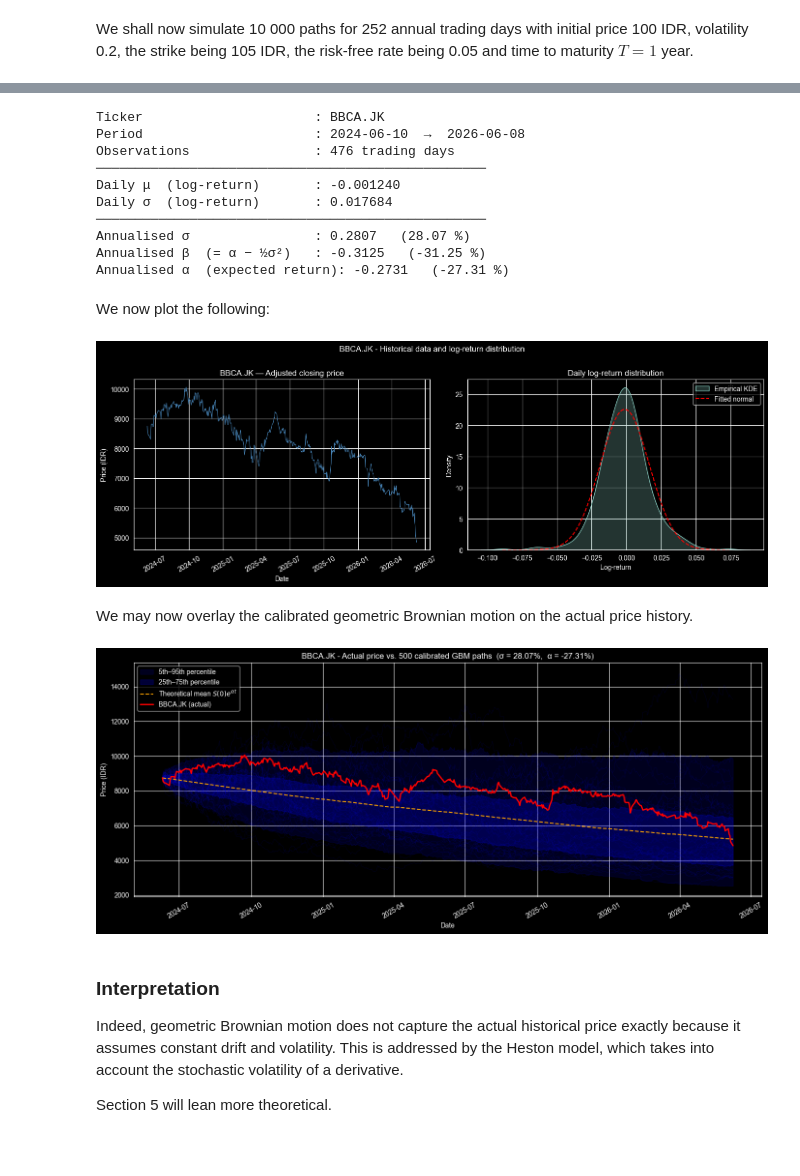
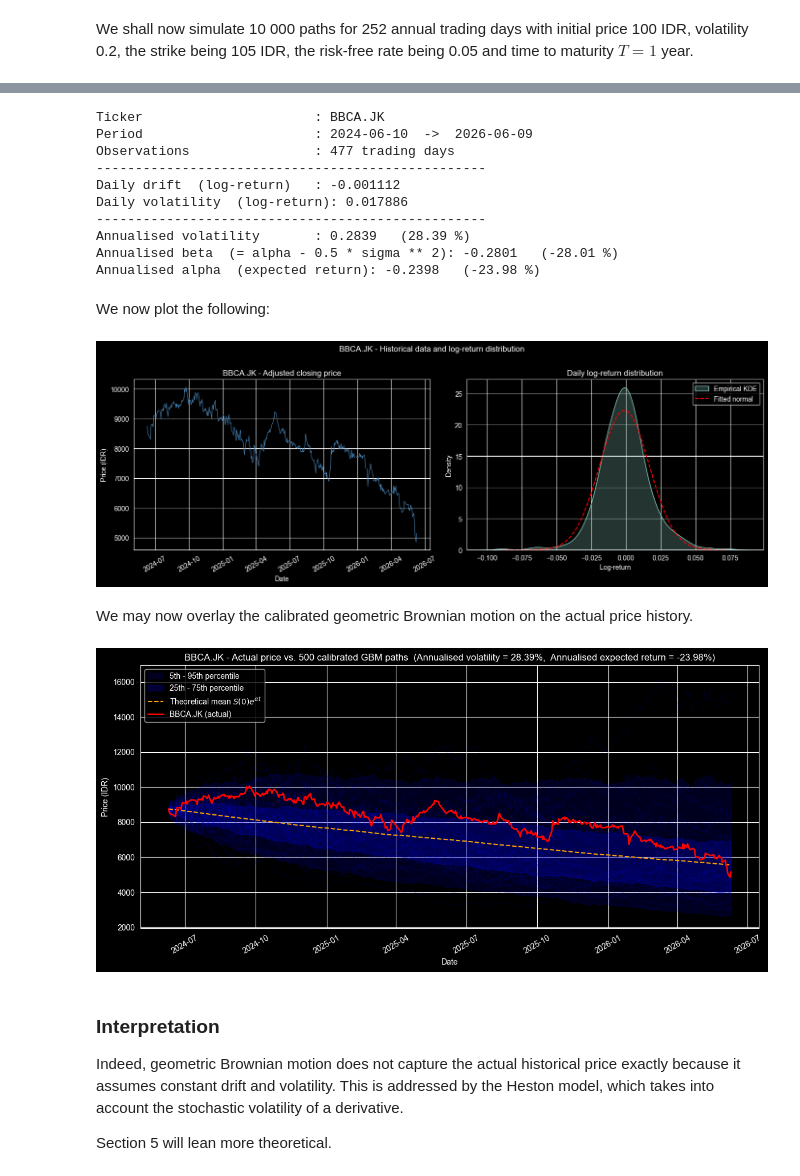
Before and after one commit to patricklin888/Simple-Projects, a Jupyter notebook: brownian_motion.ipynb, the cells around one changed output, grey strips where cells are left out. Saved outputs shown, nothing was run; the diff lists cells and outputs as text; code cells hidden in the pictures; blank space fills up the shorter version.

```diff
--- a/brownian_motion.ipynb
+++ b/brownian_motion.ipynb
@@ -470,26 +468,26 @@ beta  = mu_daily    * TRADING_DAYS # annualised log-drift
 alpha = beta + 0.5 * sigma**2
 
 print(f"{'Ticker':<28}: {TICKER}")
-print(f"{'Period':<28}: {prices.index[0].date()}  →  {prices.index[-1].date()}")
+print(f"{'Period':<28}: {prices.index[0].date()}  ->  {prices.index[-1].date()}")
 print(f"{'Observations':<28}: {len(log_returns)} trading days")
-print("─" * 50)
-print(f"{'Daily μ  (log-return)':<28}: {mu_daily:.6f}")
-print(f"{'Daily σ  (log-return)':<28}: {sigma_daily:.6f}")
-print("─" * 50)
-print(f"{'Annualised σ':<28}: {sigma:.4f}   ({sigma * 100:.2f} %)")
-print(f"{'Annualised β  (= α − ½σ²)':<28}: {beta:.4f}   ({beta * 100:.2f} %)")
-print(f"{'Annualised α  (expected return)':<28}: {alpha:.4f}   ({alpha * 100:.2f} %)")
+print("-" * 50)
+print(f"{'Daily drift  (log-return)':<28}: {mu_daily:.6f}")
+print(f"{'Daily volatility  (log-return)':<28}: {sigma_daily:.6f}")
+print("-" * 50)
+print(f"{'Annualised volatility':<28}: {sigma:.4f}   ({sigma * 100:.2f} %)")
+print(f"{'Annualised beta  (= alpha - 0.5 * sigma ** 2)':<28}: {beta:.4f}   ({beta * 100:.2f} %)")
+print(f"{'Annualised alpha  (expected return)':<28}: {alpha:.4f}   ({alpha * 100:.2f} %)")
 # %% [output]
 Ticker                      : BBCA.JK
-Period                      : 2024-06-10  →  2026-06-08
-Observations                : 476 trading days
-──────────────────────────────────────────────────
-Daily μ  (log-return)       : -0.001240
-Daily σ  (log-return)       : 0.017684
-──────────────────────────────────────────────────
-Annualised σ                : 0.2807   (28.07 %)
-Annualised β  (= α − ½σ²)   : -0.3125   (-31.25 %)
-Annualised α  (expected return): -0.2731   (-27.31 %)
+Period                      : 2024-06-10  ->  2026-06-09
+Observations                : 477 trading days
+--------------------------------------------------
+Daily drift  (log-return)   : -0.001112
+Daily volatility  (log-return): 0.017886
+--------------------------------------------------
+Annualised volatility       : 0.2839   (28.39 %)
+Annualised beta  (= alpha - 0.5 * sigma ** 2): -0.2801   (-28.01 %)
+Annualised alpha  (expected return): -0.2398   (-23.98 %)
 # %% [markdown]
 We now plot the following:
 # %%
@@ -497,7 +495,7 @@ fig, axes = plt.subplots(1, 2, figsize=(14, 5))
 
 # Left: price history
 axes[0].plot(prices.index, prices.values, linewidth=0.8, color='steelblue')
-axes[0].set_title(f"{TICKER} — Adjusted closing price")
+axes[0].set_title(f"{TICKER} - Adjusted closing price")
 axes[0].set_xlabel("Date")
 axes[0].set_ylabel("Price (IDR)")
 axes[0].tick_params(axis='x', rotation=30)
@@ -520,7 +518,7 @@ plt.suptitle(f"{TICKER} - Historical data and log-return distribution", y=1.01)
 plt.tight_layout()
 plt.show()
 # %% [output]
-[figure, old version]
+[figure, new version]
 # %% [markdown]
 We may now overlay the calibrated geometric Brownian motion on the actual price history.
 # %%
@@ -567,43 +565,42 @@ def overlay_gbm_paths(prices, sigma, alpha, trading_days, sim_paths=500, plot_pa
     p75 = np.percentile(S, 75, axis=0)
     p95 = np.percentile(S, 95, axis=0)
 
-    # Theoretical mean E[S(t)] = S0 * exp(alpha * t)
+    # Theoretical mean E[S(t)] = S(0) * exp(alpha * t)
     mean_path = S0 * np.exp(alpha * t)
 
     fig, ax = plt.subplots(figsize=(14, 6))
 
     # Individual simulated paths (subset for visual clarity)
     for i in range(plot_paths):
         ax.plot(dates, S[i], linewidth=0.4, alpha=0.2, color='blue')
 
     # Nested percentile bands
     ax.fill_between(dates, p05, p95, alpha=0.12, color='blue',
-                    label='5th–95th percentile')
+                    label='5th - 95th percentile')
     ax.fill_between(dates, p25, p75, alpha=0.22, color='blue',
-                    label='25th–75th percentile')
+                    label='25th - 75th percentile')
 
     # Theoretical mean - drawn before the actual path so it sits beneath it
     ax.plot(dates, mean_path, linewidth=1.5, color='orange',
             linestyle='--', label=r'Theoretical mean $S(0) e^{\alpha t}$')
 
     # Actual price - drawn last so it sits on top of everything
     ax.plot(dates, prices.values, linewidth=2.0, color='red',
             label=f'{TICKER} (actual)', zorder=5)
 
     ax.set_title(
         f"{TICKER} - Actual price vs. {sim_paths} calibrated GBM paths  "
-        f"(σ = {sigma:.2%},  α = {alpha:.2%})"
+        f"(Annualised volatility = {sigma:.2%},  Annualised expected return = {alpha:.2%})"
     )
     ax.set_xlabel("Date")
     ax.set_ylabel("Price (IDR)")
     ax.tick_params(axis='x', rotation=30)
     ax.legend()
-    plt.tight_layout()
     plt.show()
 
 overlay_gbm_paths(prices, sigma, alpha, trading_days=TRADING_DAYS, sim_paths=500, plot_paths=50)
 # %% [output]
-[figure, old version]
+[figure, new version]
 # %% [markdown]
 ### Interpretation
 Indeed, geometric Brownian motion does not capture the actual historical price exactly because it assumes constant drift and volatility. This is addressed by the Heston model, which takes into account the stochastic volatility of a derivative.
```
Also changed, not shown: parts of 9 cells of this notebook.
